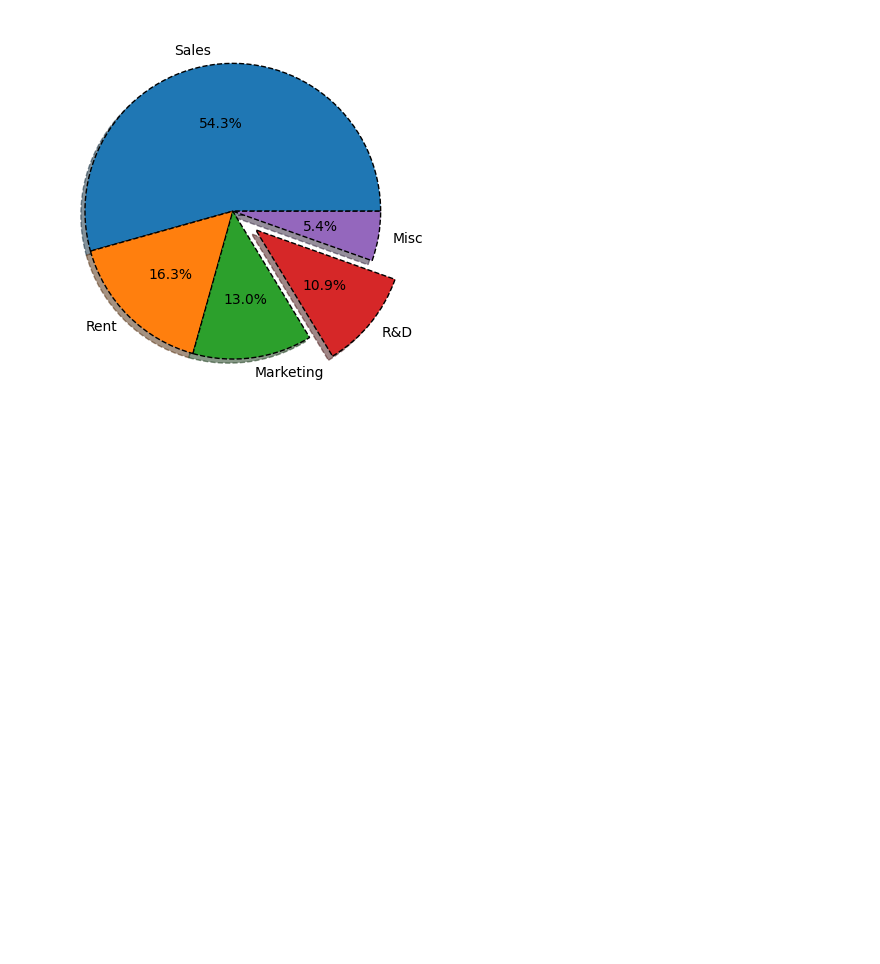
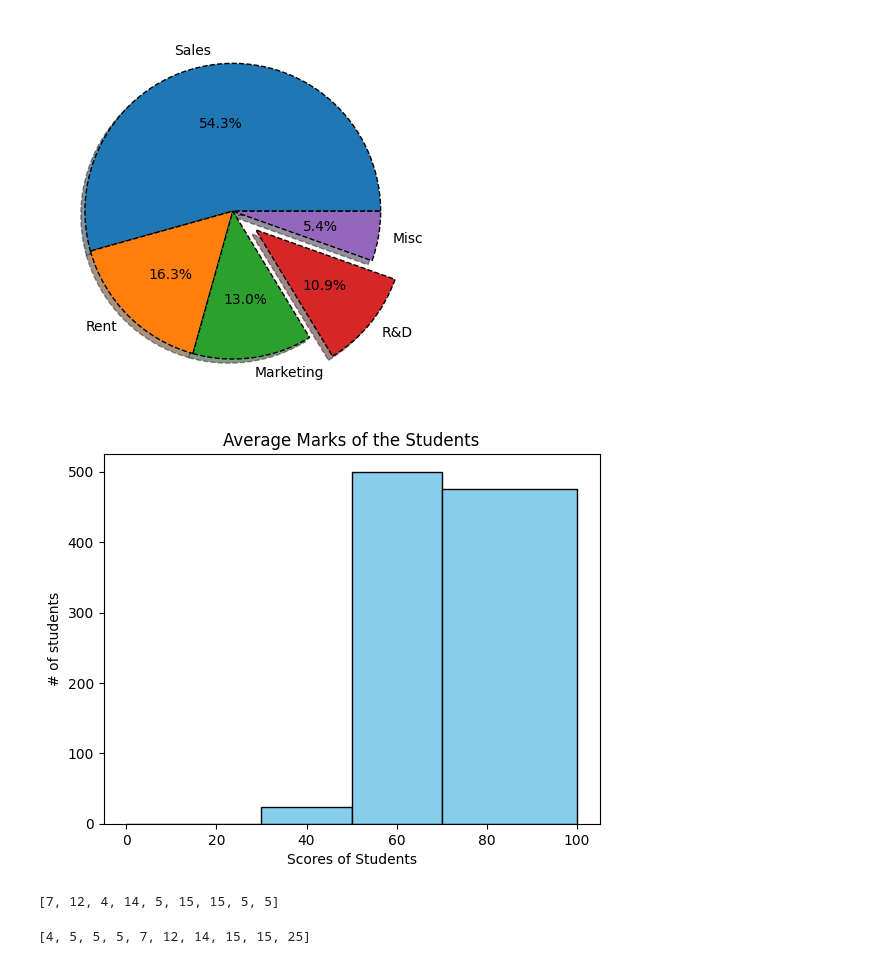
Before and after one commit to ElvisChristian28/Prime, a Jupyter notebook: Programs/Data Visualization/plot_1_mathplotlib.ipynb, the cells around one changed output. Drawn from its saved outputs; the diff is of its cells as text; code cells hidden in the pictures; blank space fills up the shorter version.

Commit message:
Data Visualization 2

```diff
--- a/Programs/Data Visualization/plot_1_mathplotlib.ipynb
+++ b/Programs/Data Visualization/plot_1_mathplotlib.ipynb
@@ -182,3 +182,26 @@ plt.style.use("default")
 plt.show()
 # %% [output]
 [figure]
+# %%
+np.random.seed(0)
+scores = np.random.normal(70, 10, 1000)
+bins = [0, 30, 50, 70, 100]
+
+plt.hist(scores, color="skyblue", edgecolor="black", bins=bins)
+plt.ylabel("# of students")
+plt.xlabel("Scores of Students")
+plt.title("Average Marks of the Students")
+plt.show()
+# %% [output]
+[figure, added]
+# %%
+data = [random.randint(4, 16) for _ in range(9)]
+print(data)
+# %% [output]
+[7, 12, 4, 14, 5, 15, 15, 5, 5]
+# %%
+data.append(25)
+print(sorted(data))
+# d
+# %% [output]
+[4, 5, 5, 5, 7, 12, 14, 15, 15, 25]
```
Also changed, not shown: parts of 12 cells of this notebook, 2 other files.
